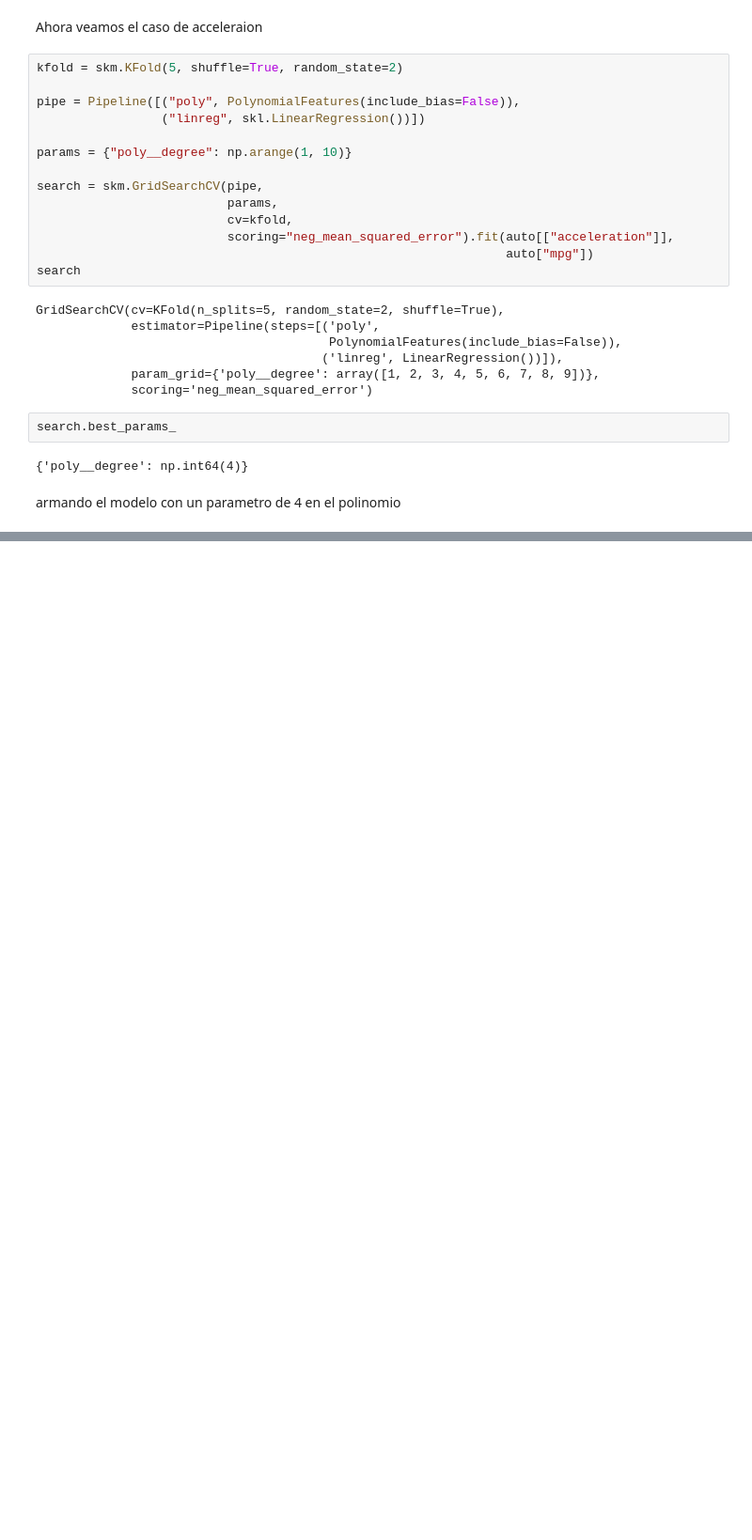
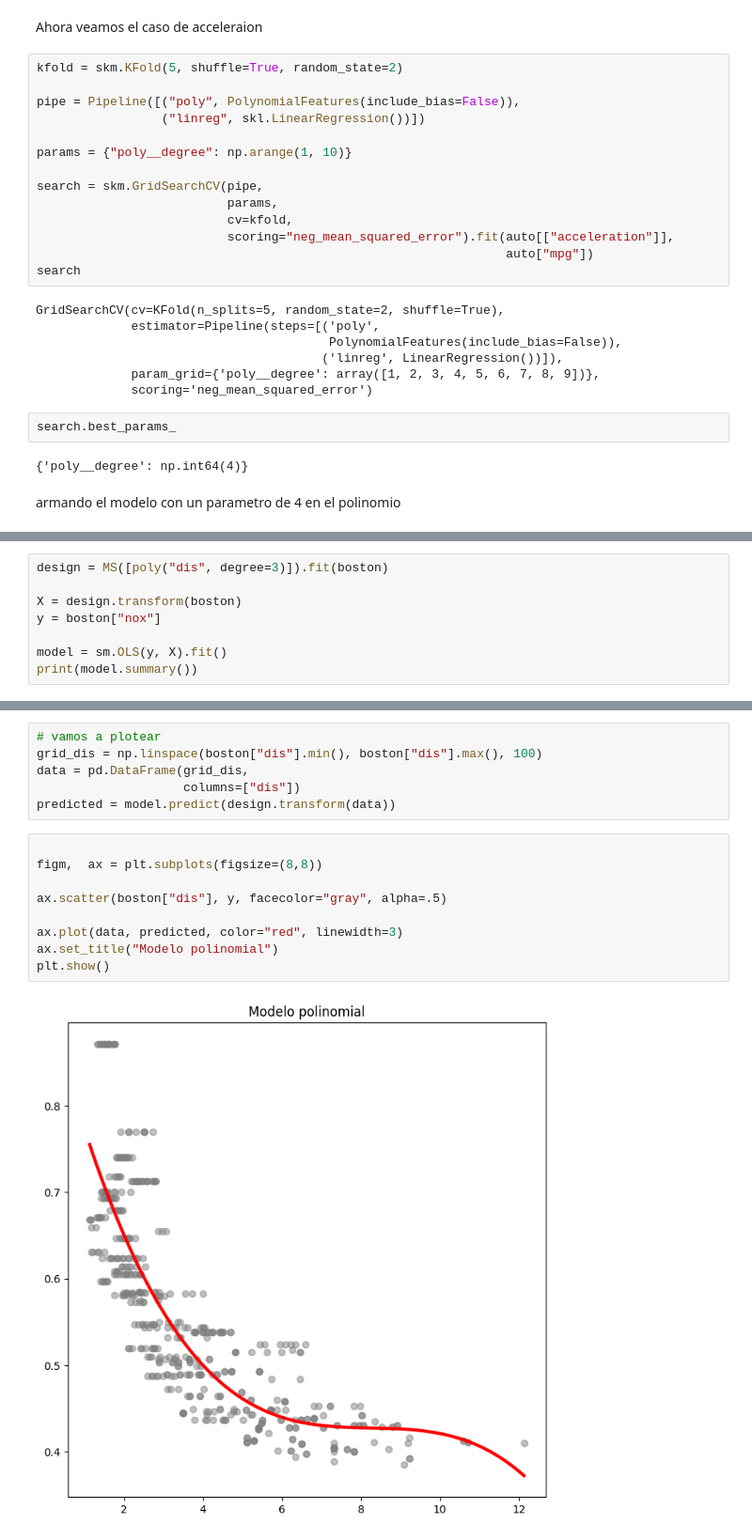
Before and after one commit to chuancao26/islp, a Jupyter notebook: nonLinearExercices.ipynb, the cells around one changed output, grey strips where cells are left out. Shown at 94% size. Cells and saved outputs as stored; diff of their text form; blank space fills up the shorter version.

```diff
--- a/nonLinearExercices.ipynb
+++ b/nonLinearExercices.ipynb
@@ -947,0 +1074,8 @@ cols
+# %%
+design = MS([poly("dis", degree=3)]).fit(boston)
+
+X = design.transform(boston)
+y = boston["nox"]
+
+model = sm.OLS(y, X).fit()
+print(model.summary())
@@ -947,0 +1100,17 @@ cols
+# %%
+# vamos a plotear
+grid_dis = np.linspace(boston["dis"].min(), boston["dis"].max(), 100)
+data = pd.DataFrame(grid_dis,
+                    columns=["dis"])
+predicted = model.predict(design.transform(data))
+# %%
+
+figm,  ax = plt.subplots(figsize=(8,8))
+
+ax.scatter(boston["dis"], y, facecolor="gray", alpha=.5)
+
+ax.plot(data, predicted, color="red", linewidth=3)
+ax.set_title("Modelo polinomial")
+plt.show()
+# %% [output]
+[figure, added]
```
Also changed, not shown: parts of 22 cells of this notebook.
